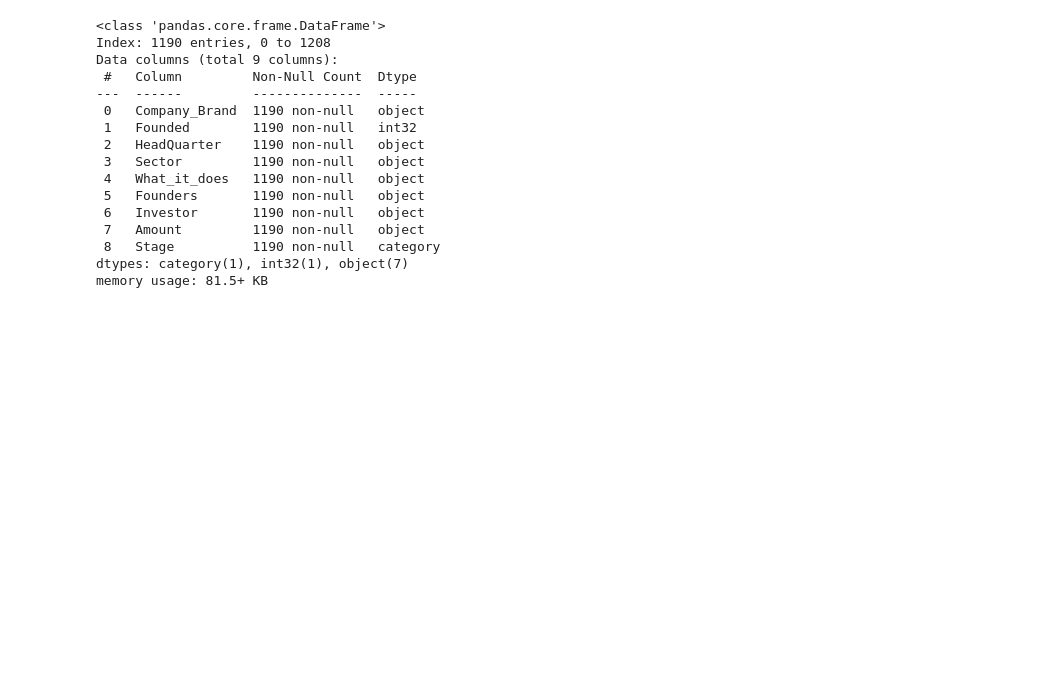
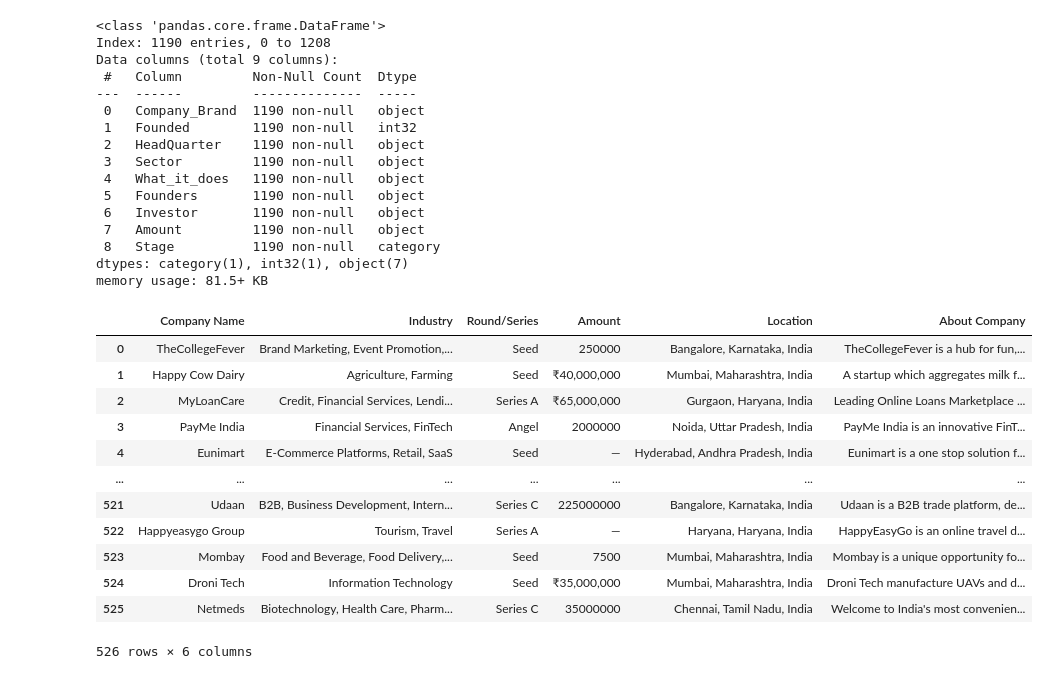
Before and after one commit to codeayiku/Demo-indian-start-up, a Jupyter notebook: Notebooks/India.ipynb, the cells around one changed output. Drawn from its saved outputs; the diff is of its cells as text; code cells hidden in the pictures; blank space fills up the shorter version.

```diff
--- a/Notebooks/India.ipynb
+++ b/Notebooks/India.ipynb
@@ -485,3 +485,20 @@ Data columns (total 9 columns):
  8   Stage          1190 non-null   category
 dtypes: category(1), int32(1), object(7)
 memory usage: 81.5+ KB
+# %%
+data3 = pd.read_csv('C:\\Users\Admin\\Pictures\\Demo Indian Startup\\Demo-indian-start-up\\Notebooks\\startup_funding2018.csv')
+data3
+# %% [output]
+|  | Company Name | Industry | Round/Series | Amount | Location | About Company |
+| 0 | TheCollegeFever | Brand Marketing, Event Promotion,... | Seed | 250000 | Bangalore, Karnataka, India | TheCollegeFever is a hub for fun,... |
+| 1 | Happy Cow Dairy | Agriculture, Farming | Seed | ₹40,000,000 | Mumbai, Maharashtra, India | A startup which aggregates milk f... |
+| 2 | MyLoanCare | Credit, Financial Services, Lendi... | Series A | ₹65,000,000 | Gurgaon, Haryana, India | Leading Online Loans Marketplace ... |
+| 3 | PayMe India | Financial Services, FinTech | Angel | 2000000 | Noida, Uttar Pradesh, India | PayMe India is an innovative FinT... |
+| 4 | Eunimart | E-Commerce Platforms, Retail, SaaS | Seed | — | Hyderabad, Andhra Pradesh, India | Eunimart is a one stop solution f... |
+| ... | ... | ... | ... | ... | ... | ... |
+| 521 | Udaan | B2B, Business Development, Intern... | Series C | 225000000 | Bangalore, Karnataka, India | Udaan is a B2B trade platform, de... |
+| 522 | Happyeasygo Group | Tourism, Travel | Series A | — | Haryana, Haryana, India | HappyEasyGo is an online travel d... |
+| 523 | Mombay | Food and Beverage, Food Delivery,... | Seed | 7500 | Mumbai, Maharashtra, India | Mombay is a unique opportunity fo... |
+| 524 | Droni Tech | Information Technology | Seed | ₹35,000,000 | Mumbai, Maharashtra, India | Droni Tech manufacture UAVs and d... |
+| 525 | Netmeds | Biotechnology, Health Care, Pharm... | Series C | 35000000 | Chennai, Tamil Nadu, India | Welcome to India's most convenien... |
+526 rows × 6 columns
```
Also changed, not shown: 2 other files.
